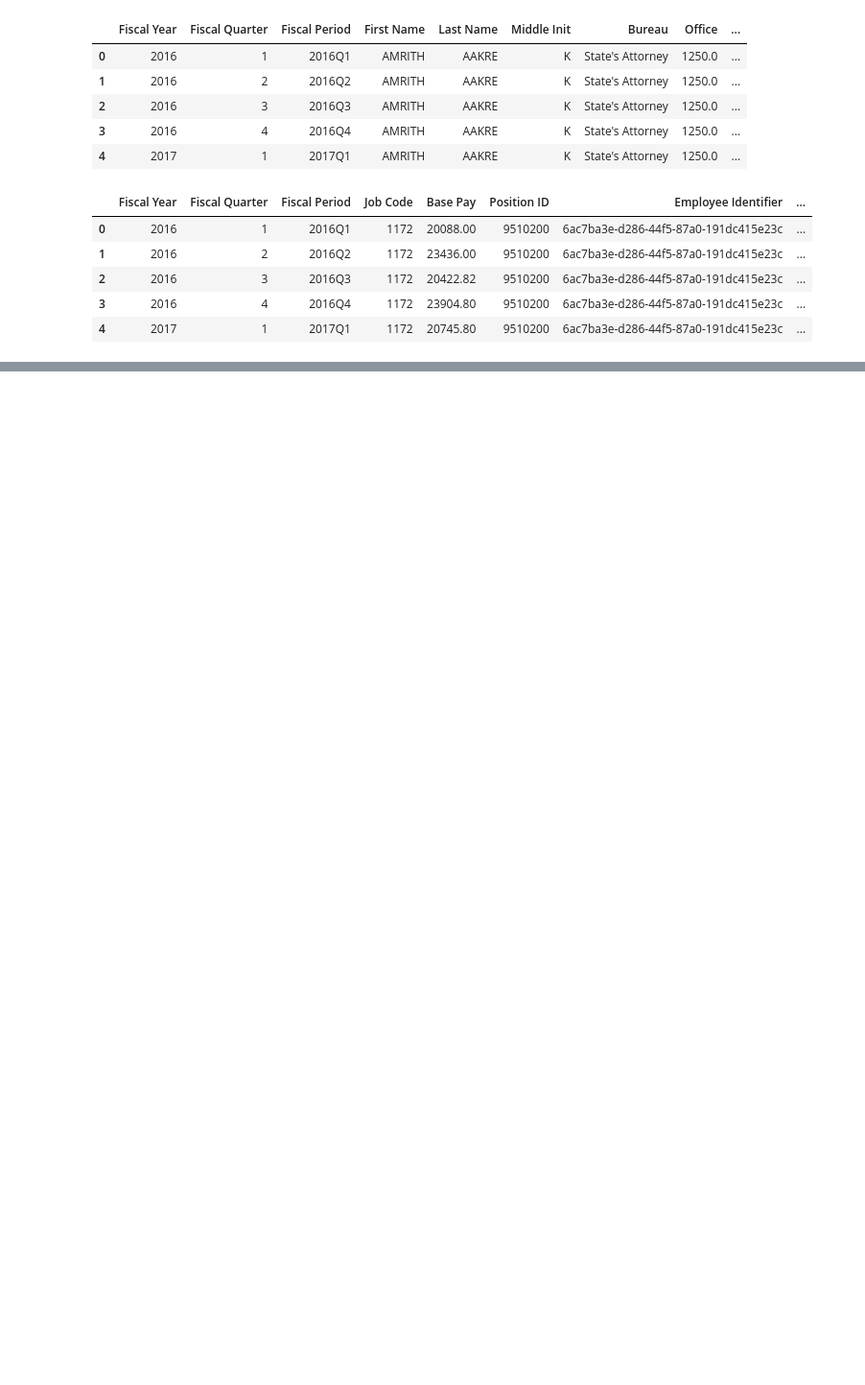
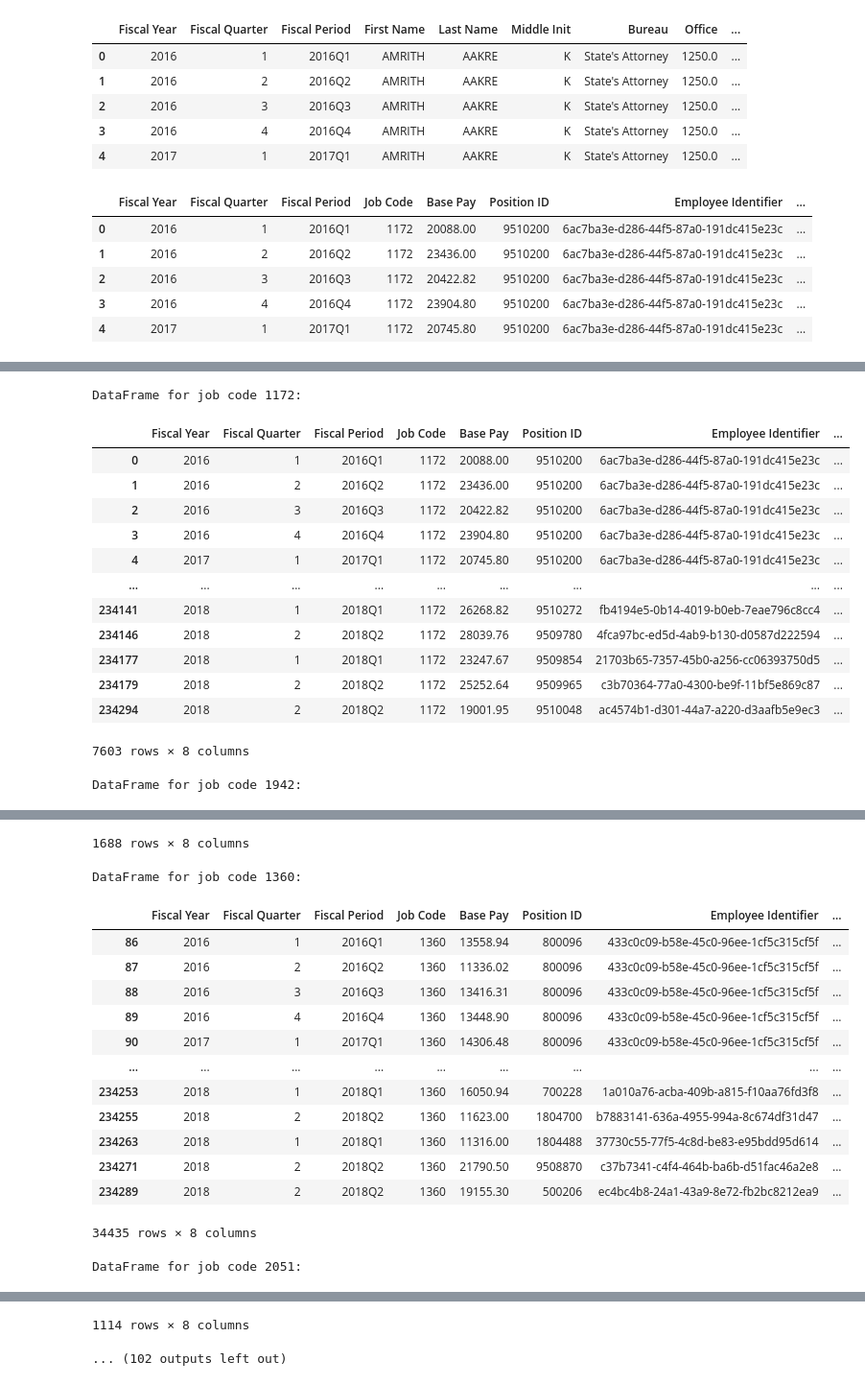
Before and after one commit to PetrusAriaa/AI-group-project, a Jupyter notebook: Nisa/payroll.ipynb, the cells around one changed output, grey strips where cells are left out. Shown at 96% size. Cells and saved outputs as stored; diff of their text form; code cells hidden in the pictures; blank space fills up the shorter version.

```diff
--- a/Nisa/payroll.ipynb
+++ b/Nisa/payroll.ipynb
@@ -23,0 +103,21 @@ payroll.head()
+# %%
+for val in _ids:
+    new_df = payroll[payroll['Job Code'] == val]
+    print(f"DataFrame for job code {val}:")
+    display(new_df)
+# %% [output]
+DataFrame for job code 1172:
+|  | Fiscal Year | Fiscal Quarter | Fiscal Period | Job Code | Base Pay | Position ID | Employee Identifier | ... |
+| 0 | 2016 | 1 | 2016Q1 | 1172 | 20088.00 | 9510200 | 6ac7ba3e-d286-44f5-87a0-191dc415e23c | ... |
+| 1 | 2016 | 2 | 2016Q2 | 1172 | 23436.00 | 9510200 | 6ac7ba3e-d286-44f5-87a0-191dc415e23c | ... |
+| 2 | 2016 | 3 | 2016Q3 | 1172 | 20422.82 | 9510200 | 6ac7ba3e-d286-44f5-87a0-191dc415e23c | ... |
+| 3 | 2016 | 4 | 2016Q4 | 1172 | 23904.80 | 9510200 | 6ac7ba3e-d286-44f5-87a0-191dc415e23c | ... |
+| 4 | 2017 | 1 | 2017Q1 | 1172 | 20745.80 | 9510200 | 6ac7ba3e-d286-44f5-87a0-191dc415e23c | ... |
+| ... | ... | ... | ... | ... | ... | ... | ... | ... |
+| 234141 | 2018 | 1 | 2018Q1 | 1172 | 26268.82 | 9510272 | fb4194e5-0b14-4019-b0eb-7eae796c8cc4 | ... |
+| 234146 | 2018 | 2 | 2018Q2 | 1172 | 28039.76 | 9509780 | 4fca97bc-ed5d-4ab9-b130-d0587d222594 | ... |
+| 234177 | 2018 | 1 | 2018Q1 | 1172 | 23247.67 | 9509854 | 21703b65-7357-45b0-a256-cc06393750d5 | ... |
+| 234179 | 2018 | 2 | 2018Q2 | 1172 | 25252.64 | 9509965 | c3b70364-77a0-4300-be9f-11bf5e869c87 | ... |
+| 234294 | 2018 | 2 | 2018Q2 | 1172 | 19001.95 | 9510048 | ac4574b1-d301-44a7-a220-d3aafb5e9ec3 | ... |
+7603 rows × 8 columns
+DataFrame for job code 1942:
@@ -23,0 +136,16 @@ payroll.head()
+1688 rows × 8 columns
+DataFrame for job code 1360:
+|  | Fiscal Year | Fiscal Quarter | Fiscal Period | Job Code | Base Pay | Position ID | Employee Identifier | ... |
+| 86 | 2016 | 1 | 2016Q1 | 1360 | 13558.94 | 800096 | 433c0c09-b58e-45c0-96ee-1cf5c315cf5f | ... |
+| 87 | 2016 | 2 | 2016Q2 | 1360 | 11336.02 | 800096 | 433c0c09-b58e-45c0-96ee-1cf5c315cf5f | ... |
+| 88 | 2016 | 3 | 2016Q3 | 1360 | 13416.31 | 800096 | 433c0c09-b58e-45c0-96ee-1cf5c315cf5f | ... |
+| 89 | 2016 | 4 | 2016Q4 | 1360 | 13448.90 | 800096 | 433c0c09-b58e-45c0-96ee-1cf5c315cf5f | ... |
+| 90 | 2017 | 1 | 2017Q1 | 1360 | 14306.48 | 800096 | 433c0c09-b58e-45c0-96ee-1cf5c315cf5f | ... |
+| ... | ... | ... | ... | ... | ... | ... | ... | ... |
+| 234253 | 2018 | 1 | 2018Q1 | 1360 | 16050.94 | 700228 | 1a010a76-acba-409b-a815-f10aa76fd3f8 | ... |
+| 234255 | 2018 | 2 | 2018Q2 | 1360 | 11623.00 | 1804700 | b7883141-636a-4955-994a-8c674df31d47 | ... |
+| 234263 | 2018 | 1 | 2018Q1 | 1360 | 11316.00 | 1804488 | 37730c55-77f5-4c8d-be83-e95bdd95d614 | ... |
+| 234271 | 2018 | 2 | 2018Q2 | 1360 | 21790.50 | 9508870 | c37b7341-c4f4-464b-ba6b-d51fac46a2e8 | ... |
+| 234289 | 2018 | 2 | 2018Q2 | 1360 | 19155.30 | 500206 | ec4bc4b8-24a1-43a9-8e72-fb2bc8212ea9 | ... |
+34435 rows × 8 columns
+DataFrame for job code 2051:
@@ -23,0 +164,2 @@ payroll.head()
+1114 rows × 8 columns
+... (102 outputs left out)
```
Also changed, not shown: parts of 9 cells of this notebook.
